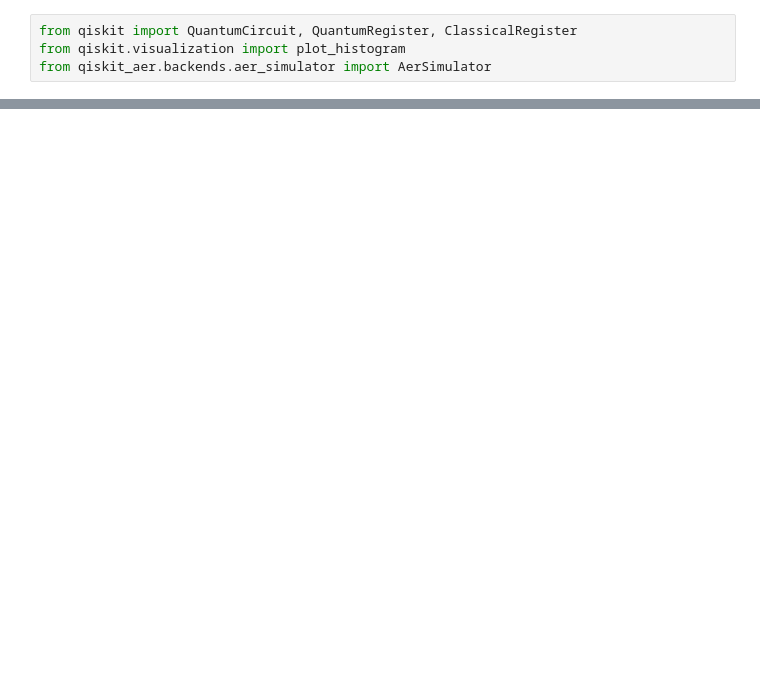
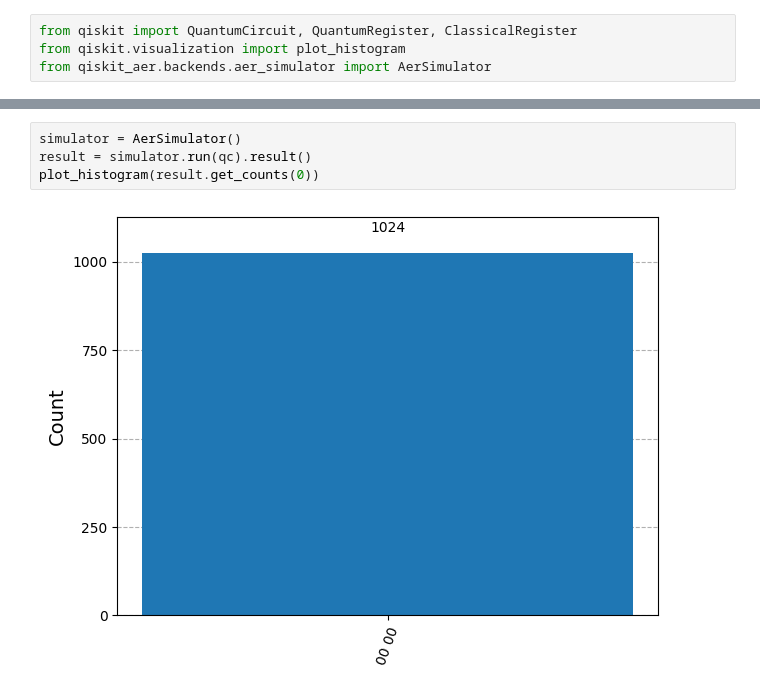
Before and after one commit to dr-ramix/Quantum-Computing, a Jupyter notebook: lecture_Intro_to_QC/Exercise4/superdense_coding.ipynb, the cells around one changed output, grey strips where cells are left out. Drawn from its saved outputs; the diff is of its cells as text; blank space fills up the shorter version.

```diff
--- a/lecture_Intro_to_QC/Exercise4/superdense_coding.ipynb
+++ b/lecture_Intro_to_QC/Exercise4/superdense_coding.ipynb
@@ -29,0 +36,6 @@ qc.draw("mpl")
+# %%
+simulator = AerSimulator()
+result = simulator.run(qc).result()
+plot_histogram(result.get_counts(0))
+# %% [output]
+[figure, added]
```
Also changed, not shown: parts of 3 cells of this notebook, 1 other file.
